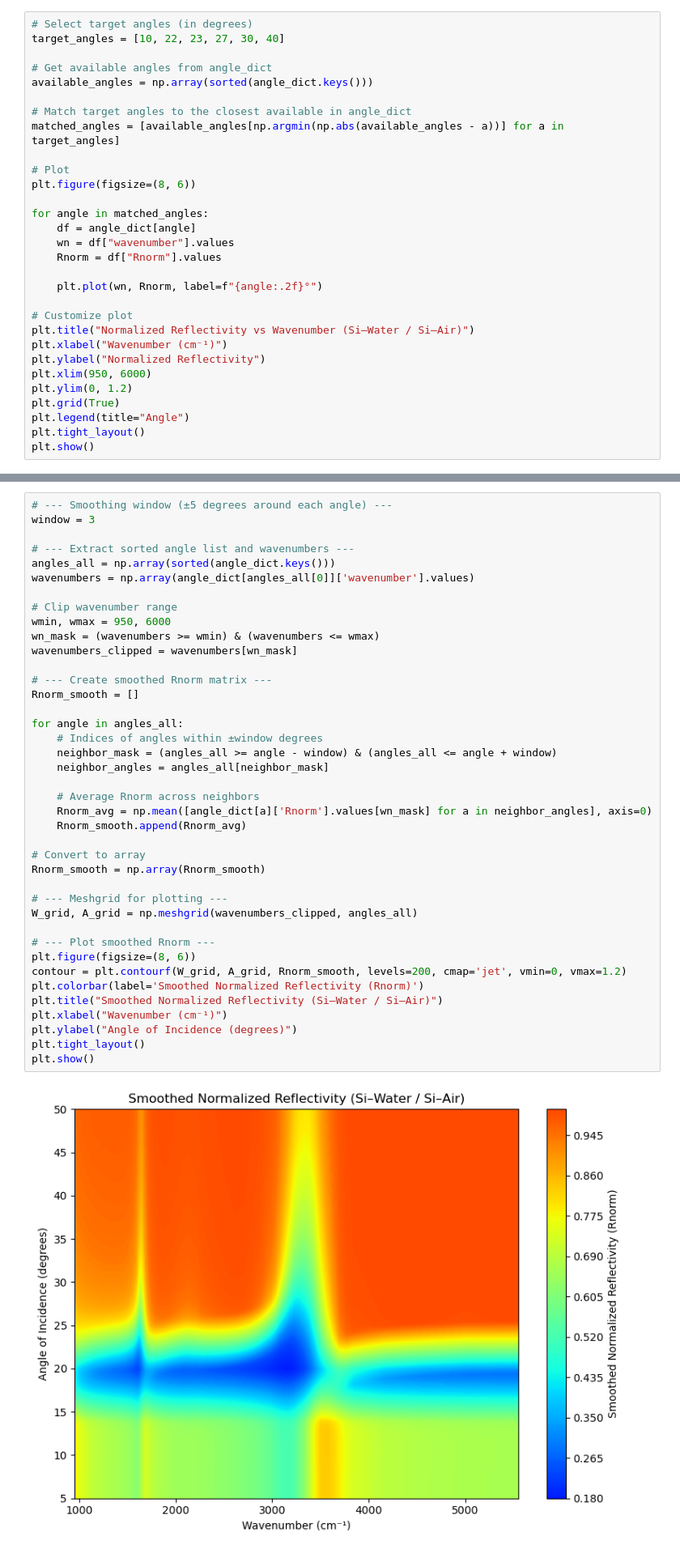
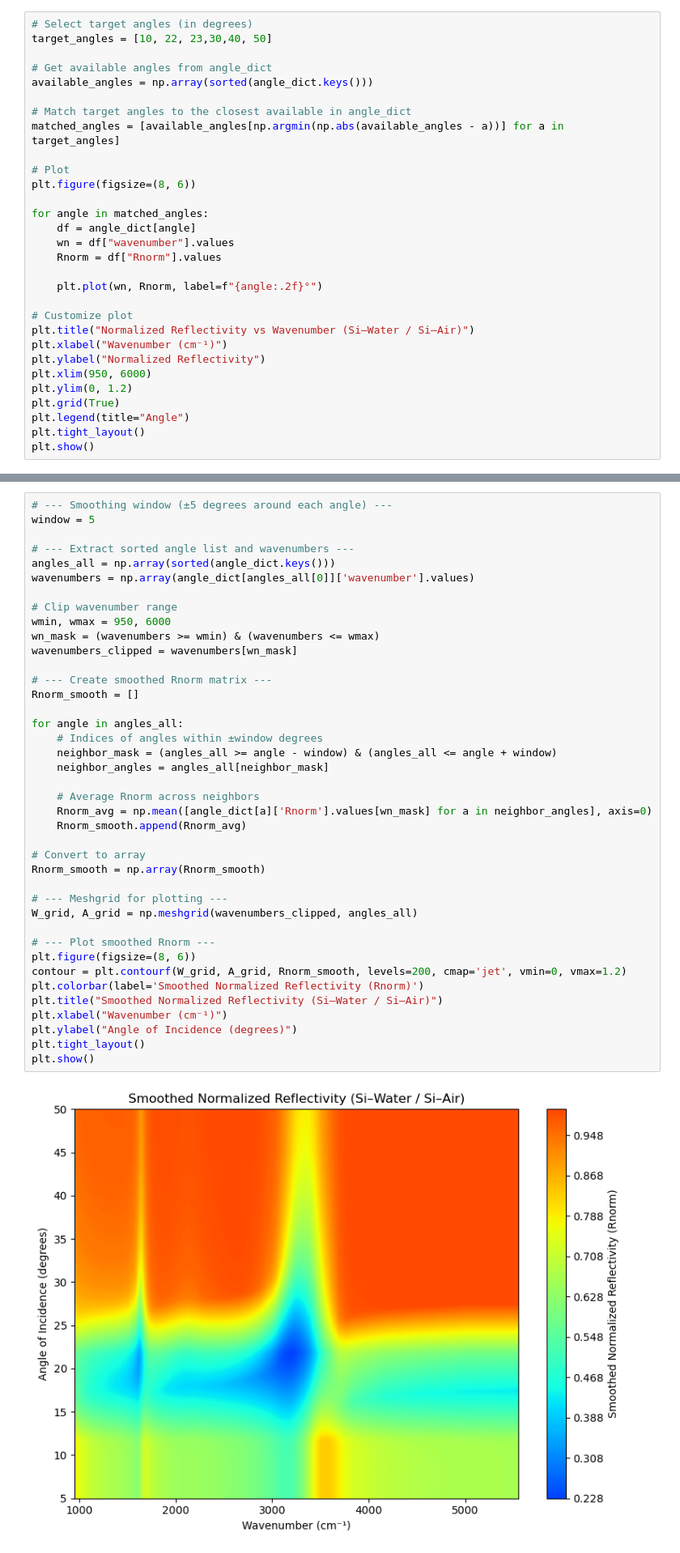
Before and after one commit to surmur/Plasmons, a Jupyter notebook: Theory R Si-H2O vs Si air.ipynb, the cells around one changed output, grey strips where cells are left out. Shown at 81% size. Cells and saved outputs as stored; diff of their text form.

```diff
--- a/Theory R Si-H2O vs Si air.ipynb
+++ b/Theory R Si-H2O vs Si air.ipynb
@@ -135,7 +135,7 @@ plt.show()
 [figure]
 # %%
 # Select target angles (in degrees)
-target_angles = [10, 22, 23, 27, 30, 40]
+target_angles = [10, 22, 23,30,40, 50]
 
 # Get available angles from angle_dict
 available_angles = np.array(sorted(angle_dict.keys()))
@@ -169,7 +169,7 @@ plt.show()
 --------------------------Sliding average over angles--------------------------------
 # %%
 # --- Smoothing window (±5 degrees around each angle) ---
-window = 3
+window = 5
 
 # --- Extract sorted angle list and wavenumbers ---
 angles_all = np.array(sorted(angle_dict.keys()))
@@ -181,34 +181,34 @@ wn_mask = (wavenumbers >= wmin) & (wavenumbers <= wmax)
 wavenumbers_clipped = wavenumbers[wn_mask]
 
 # --- Create smoothed Rnorm matrix ---
 Rnorm_smooth = []
 
 for angle in angles_all:
     # Indices of angles within ±window degrees
     neighbor_mask = (angles_all >= angle - window) & (angles_all <= angle + window)
     neighbor_angles = angles_all[neighbor_mask]
 
     # Average Rnorm across neighbors
     Rnorm_avg = np.mean([angle_dict[a]['Rnorm'].values[wn_mask] for a in neighbor_angles], axis=0)
     Rnorm_smooth.append(Rnorm_avg)
 
 # Convert to array
 Rnorm_smooth = np.array(Rnorm_smooth)
 
 # --- Meshgrid for plotting ---
 W_grid, A_grid = np.meshgrid(wavenumbers_clipped, angles_all)
 
 # --- Plot smoothed Rnorm ---
 plt.figure(figsize=(8, 6))
 contour = plt.contourf(W_grid, A_grid, Rnorm_smooth, levels=200, cmap='jet', vmin=0, vmax=1.2)
 plt.colorbar(label='Smoothed Normalized Reflectivity (Rnorm)')
 plt.title("Smoothed Normalized Reflectivity (Si–Water / Si–Air)")
 plt.xlabel("Wavenumber (cm⁻¹)")
 plt.ylabel("Angle of Incidence (degrees)")
 plt.tight_layout()
 plt.show()
 # %% [output]
-[figure, old version]
+[figure, new version]
 # %%
 # --- Select target wavenumbers (approximate values) ---
 target_wavenumbers = [1000, 2000, 5000]
```
Also changed, not shown: parts of 3 cells of this notebook.
